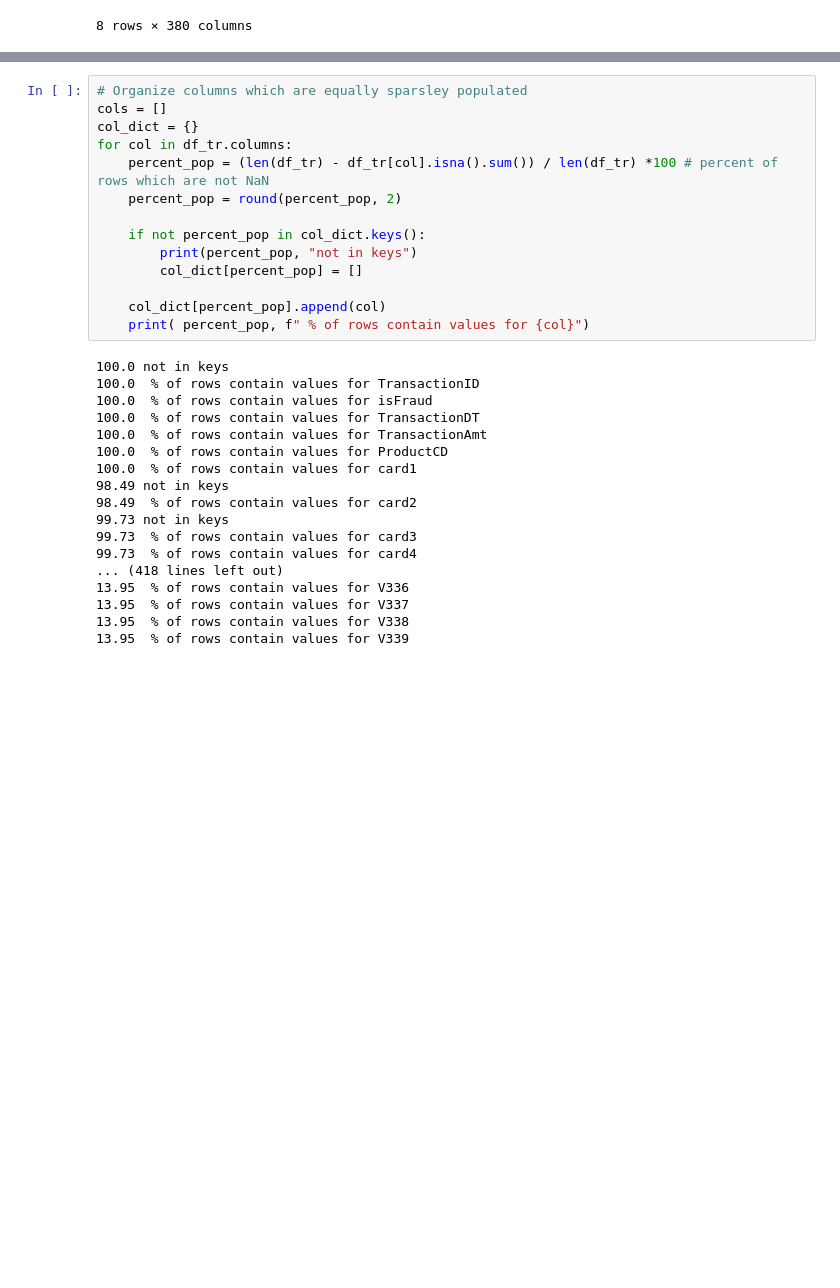
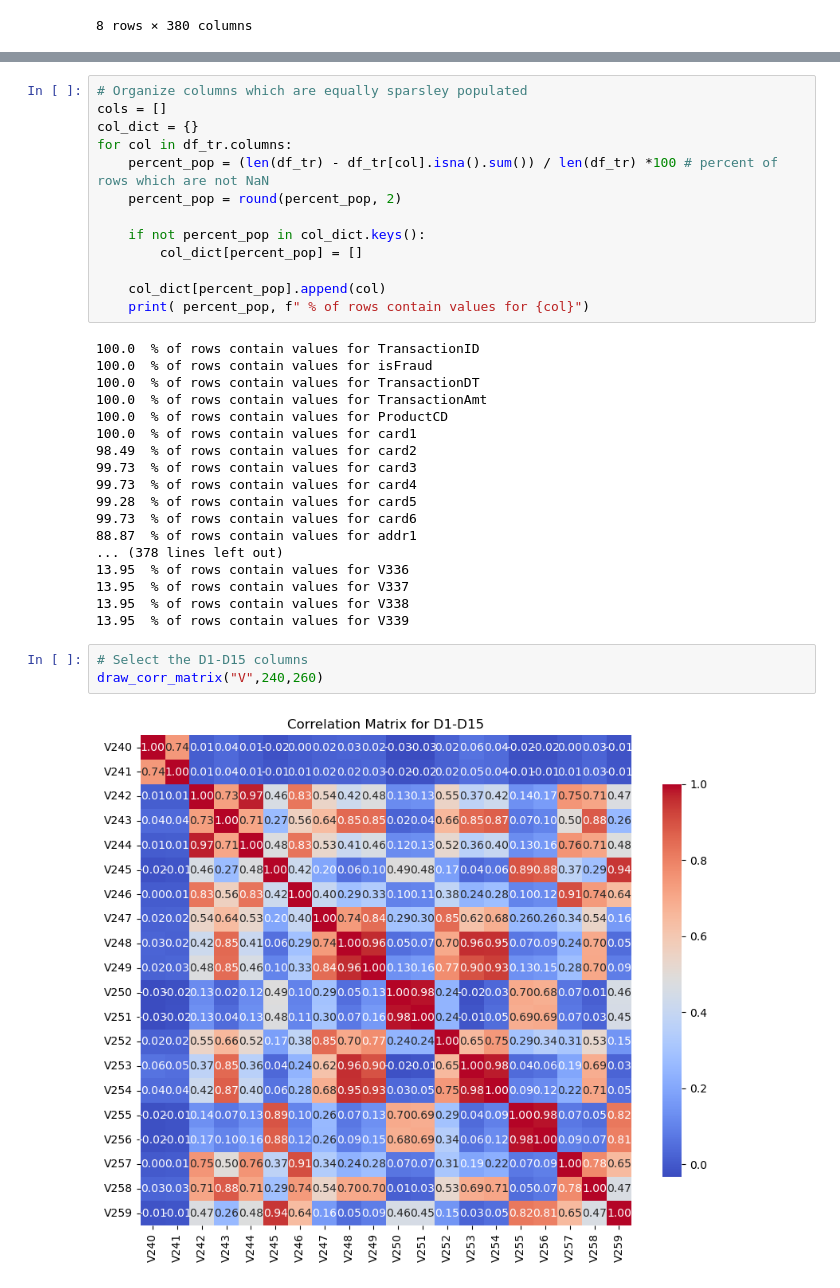
Before and after one commit to zamiulalam/FindingFraud, a Jupyter notebook: notebooks/agekow_exploratory.ipynb, the cells around one changed output, grey strips where cells are left out. Drawn from its saved outputs; the diff is of its cells as text; blank space fills up the shorter version.

```diff
--- a/notebooks/agekow_exploratory.ipynb
+++ b/notebooks/agekow_exploratory.ipynb
@@ -139,29 +195,33 @@ for col in df_tr.columns:
     percent_pop = round(percent_pop, 2)
 
     if not percent_pop in col_dict.keys():
-        print(percent_pop, "not in keys")
         col_dict[percent_pop] = []
 
     col_dict[percent_pop].append(col)
     print( percent_pop, f" % of rows contain values for {col}")
 # %% [output]
-100.0 not in keys
 100.0  % of rows contain values for TransactionID
 100.0  % of rows contain values for isFraud
 100.0  % of rows contain values for TransactionDT
 100.0  % of rows contain values for TransactionAmt
 100.0  % of rows contain values for ProductCD
 100.0  % of rows contain values for card1
-98.49 not in keys
 98.49  % of rows contain values for card2
-99.73 not in keys
 99.73  % of rows contain values for card3
 99.73  % of rows contain values for card4
-... (418 lines left out)
+99.28  % of rows contain values for card5
+99.73  % of rows contain values for card6
+88.87  % of rows contain values for addr1
+... (378 lines left out)
 13.95  % of rows contain values for V336
 13.95  % of rows contain values for V337
 13.95  % of rows contain values for V338
 13.95  % of rows contain values for V339
+# %%
+# Select the D1-D15 columns
+draw_corr_matrix("V",240,260)
+# %% [output]
+[figure, added]
 # %%
 # Look at correlation between variables which are sparsely populated
 """
```
Also changed, not shown: parts of 17 cells of this notebook.
